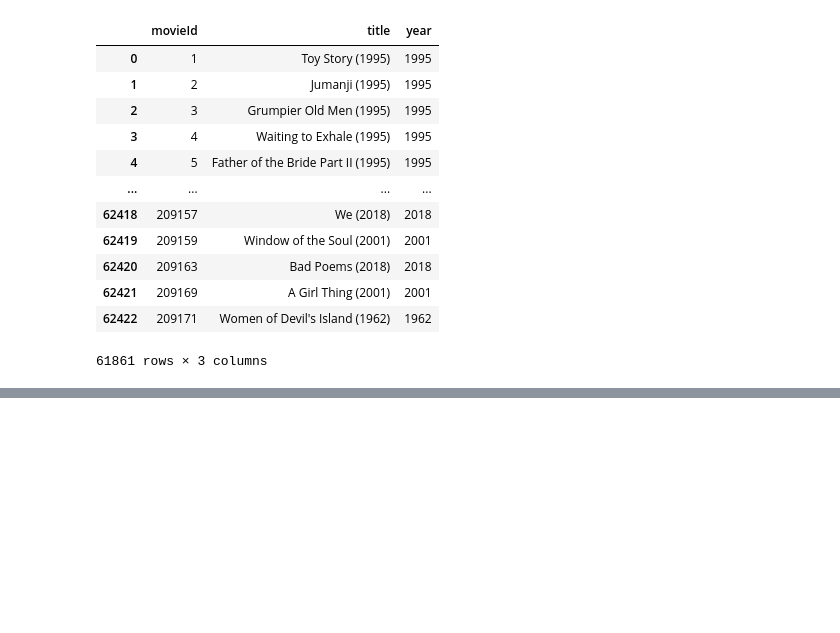
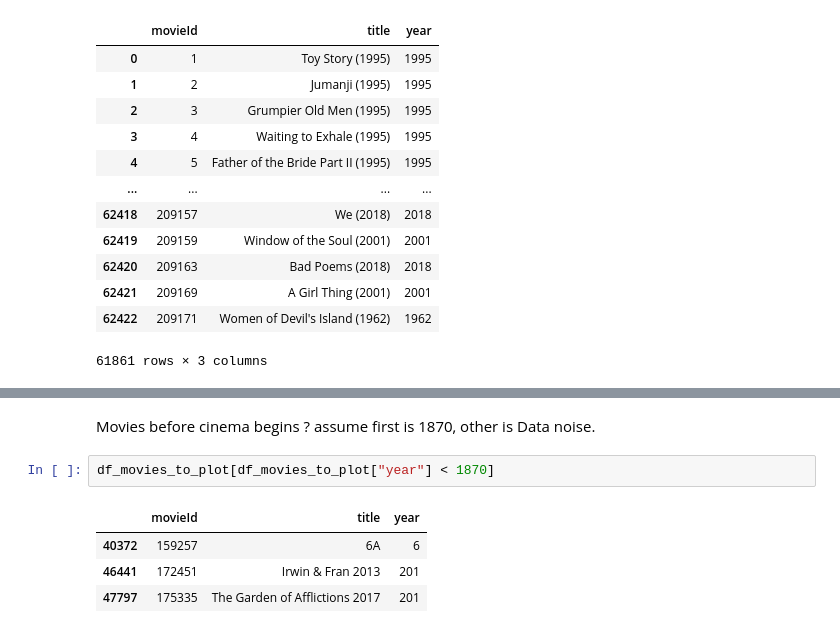
Before and after one commit to Lelelass/Machine-learning-Lassarade, a Jupyter notebook: labb_1/1-1.ipynb, the cells around one changed output, grey strips where cells are left out. Cells and saved outputs as stored; diff of their text form; blank space fills up the shorter version.

```diff
--- a/labb_1/1-1.ipynb
+++ b/labb_1/1-1.ipynb
@@ -218,0 +229,9 @@ Name: year, dtype: int64
+# %% [markdown]
+Movies before cinema begins ? assume first is 1870, other is Data noise.
+# %%
+df_movies_to_plot[df_movies_to_plot["year"] < 1870]
+# %% [output]
+|  | movieId | title | year |
+| 40372 | 159257 | 6A | 6 |
+| 46441 | 172451 | Irwin & Fran 2013 | 201 |
+| 47797 | 175335 | The Garden of Afflictions 2017 | 201 |
```
Also changed, not shown: parts of 3 cells of this notebook.
